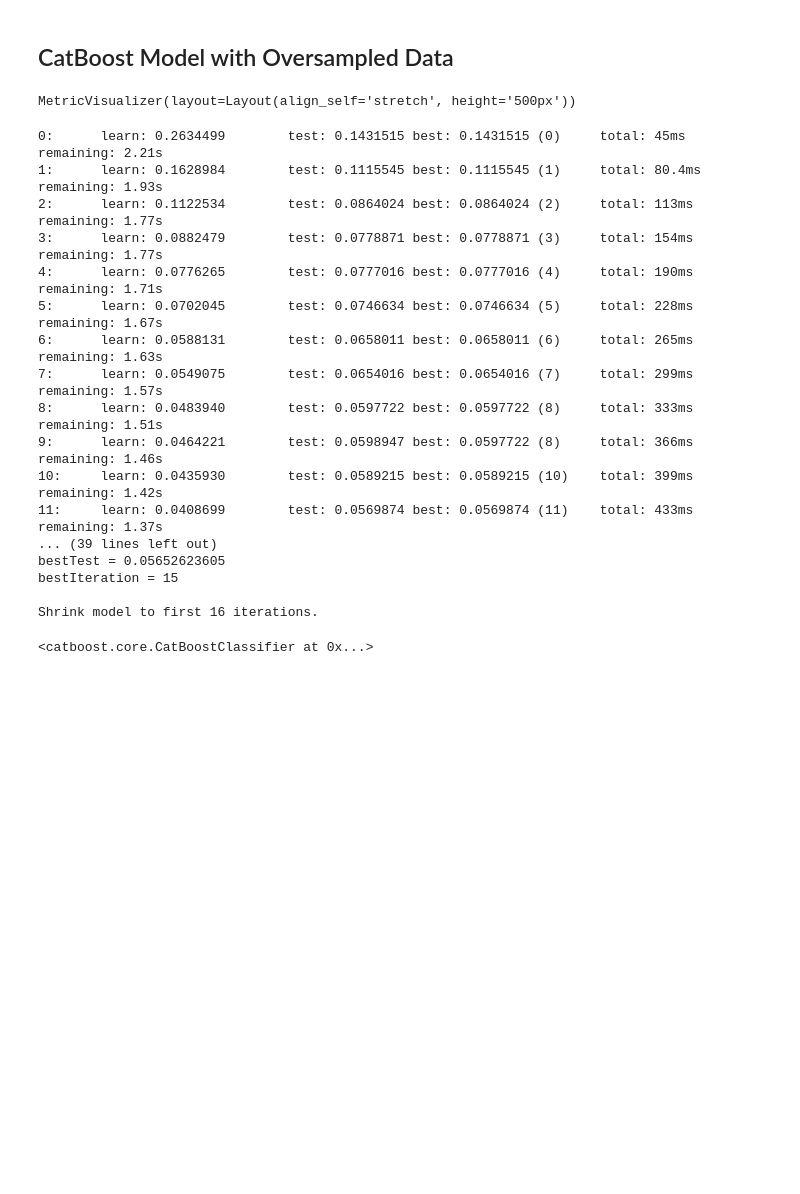
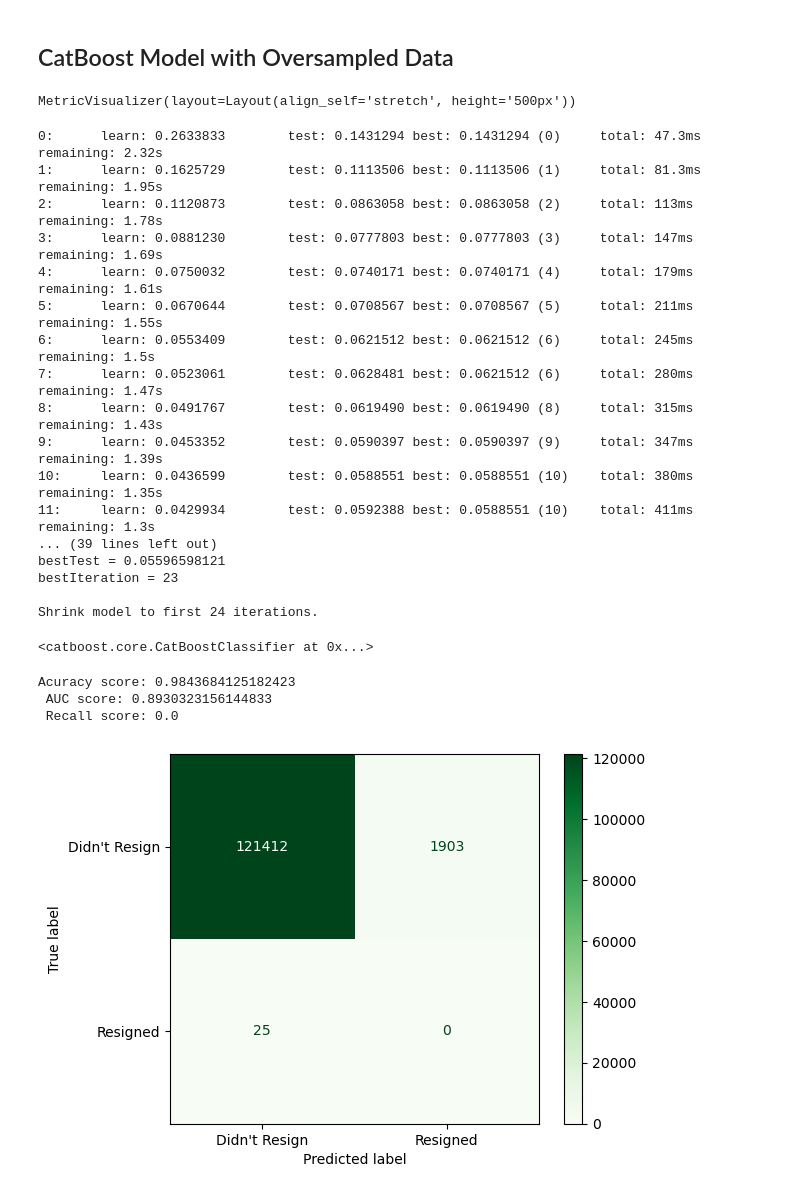
Before and after one commit to kyleanthonyr/Predicting-Employee-Attrition, a Jupyter notebook: notebooks/04-kar-modeling.ipynb, the cells around one changed output. Saved outputs shown, nothing was run; the diff lists cells and outputs as text; code cells hidden in the pictures; blank space fills up the shorter version.

```diff
--- a/notebooks/04-kar-modeling.ipynb
+++ b/notebooks/04-kar-modeling.ipynb
@@ -382,16 +354,0 @@ array([2.04096292e-02, 2.18499055e-02, 1.18042075e-02, 1.17021778e-02,
-# %%
-# declare parameters
-params = {
-            'objective':'binary:logistic',
-            'max_depth': 4,
-            'n_estimators':100,
-            'alpha': 10,
-            'learning_rate': 1.0,
-        }
-xgb_model = xgb.XGBClassifier(**params)
-
-# fit the classifier to the training data
-xgb_model.fit(X_train_over, y_train_over.values.ravel())
-
-# make predictions on test data
-y_pred = xgb_model.predict(X_test)
@@ -446,25 +373,48 @@ train_dataset = Pool(X_train_over, y_train_over.values.ravel(), feature_names =
 
 cb_clf = CatBoostClassifier(**params)
 
-cb_clf.fit(train_dataset, eval_set=(X_test, y_test), verbose=True, plot=True)
+cb_clf.fit(train_dataset, eval_set=(X_test, y_test), plot=True)
 # %% [output]
 MetricVisualizer(layout=Layout(align_self='stretch', height='500px'))
-0:      learn: 0.2634499        test: 0.1431515 best: 0.1431515 (0)     total: 45ms     remaining: 2.21s
-1:      learn: 0.1628984        test: 0.1115545 best: 0.1115545 (1)     total: 80.4ms   remaining: 1.93s
-2:      learn: 0.1122534        test: 0.0864024 best: 0.0864024 (2)     total: 113ms    remaining: 1.77s
-3:      learn: 0.0882479        test: 0.0778871 best: 0.0778871 (3)     total: 154ms    remaining: 1.77s
-4:      learn: 0.0776265        test: 0.0777016 best: 0.0777016 (4)     total: 190ms    remaining: 1.71s
-5:      learn: 0.0702045        test: 0.0746634 best: 0.0746634 (5)     total: 228ms    remaining: 1.67s
-6:      learn: 0.0588131        test: 0.0658011 best: 0.0658011 (6)     total: 265ms    remaining: 1.63s
-7:      learn: 0.0549075        test: 0.0654016 best: 0.0654016 (7)     total: 299ms    remaining: 1.57s
-8:      learn: 0.0483940        test: 0.0597722 best: 0.0597722 (8)     total: 333ms    remaining: 1.51s
-9:      learn: 0.0464221        test: 0.0598947 best: 0.0597722 (8)     total: 366ms    remaining: 1.46s
-10:     learn: 0.0435930        test: 0.0589215 best: 0.0589215 (10)    total: 399ms    remaining: 1.42s
-11:     learn: 0.0408699        test: 0.0569874 best: 0.0569874 (11)    total: 433ms    remaining: 1.37s
+0:      learn: 0.2633833        test: 0.1431294 best: 0.1431294 (0)     total: 47.3ms   remaining: 2.32s
+1:      learn: 0.1625729        test: 0.1113506 best: 0.1113506 (1)     total: 81.3ms   remaining: 1.95s
+2:      learn: 0.1120873        test: 0.0863058 best: 0.0863058 (2)     total: 113ms    remaining: 1.78s
+3:      learn: 0.0881230        test: 0.0777803 best: 0.0777803 (3)     total: 147ms    remaining: 1.69s
+4:      learn: 0.0750032        test: 0.0740171 best: 0.0740171 (4)     total: 179ms    remaining: 1.61s
+5:      learn: 0.0670644        test: 0.0708567 best: 0.0708567 (5)     total: 211ms    remaining: 1.55s
+6:      learn: 0.0553409        test: 0.0621512 best: 0.0621512 (6)     total: 245ms    remaining: 1.5s
+7:      learn: 0.0523061        test: 0.0628481 best: 0.0621512 (6)     total: 280ms    remaining: 1.47s
+8:      learn: 0.0491767        test: 0.0619490 best: 0.0619490 (8)     total: 315ms    remaining: 1.43s
+9:      learn: 0.0453352        test: 0.0590397 best: 0.0590397 (9)     total: 347ms    remaining: 1.39s
+10:     learn: 0.0436599        test: 0.0588551 best: 0.0588551 (10)    total: 380ms    remaining: 1.35s
+11:     learn: 0.0429934        test: 0.0592388 best: 0.0588551 (10)    total: 411ms    remaining: 1.3s
 ... (39 lines left out)
-bestTest = 0.05652623605
-bestIteration = 15
+bestTest = 0.05596598121
+bestIteration = 23
 
-Shrink model to first 16 iterations.
+Shrink model to first 24 iterations.
 <catboost.core.CatBoostClassifier at 0x...>
+# %%
+y_pred = cb_clf.predict(X_test)
+# %%
+# get accuracy score
+accuracy = accuracy_score(y_test, y_pred)
+
+# get AUC score
+auc = roc_auc_score(y_test, clf.predict_proba(X_test)[:, 1])
+
+# get recall score
+recall = recall_score(y_test, y_pred)
+
+print(f"Acuracy score: {accuracy}\n AUC score: {auc}\n Recall score: {recall}")
+# %% [output]
+Acuracy score: 0.9843684125182423
+ AUC score: 0.8930323156144833
+ Recall score: 0.0
+# %%
+# show confusion matrix
+display_cm = ConfusionMatrixDisplay.from_predictions(y_true=y_test, y_pred=y_pred, display_labels = ["Didn't Resign", 'Resigned'], cmap=plt.cm.Greens)
+plt.show()
+# %% [output]
+[figure, added]
 # %%
```
Also changed, not shown: parts of 28 cells of this notebook, 6 other files.
